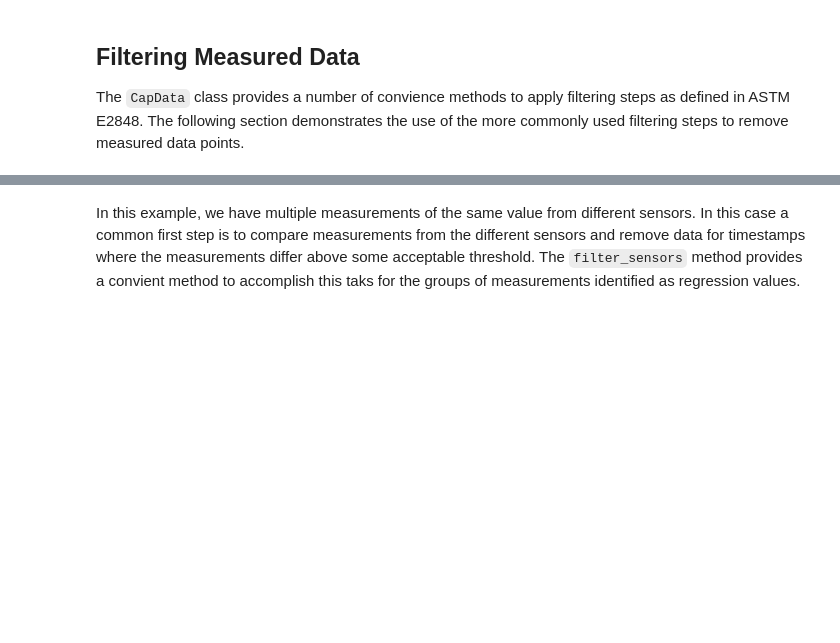
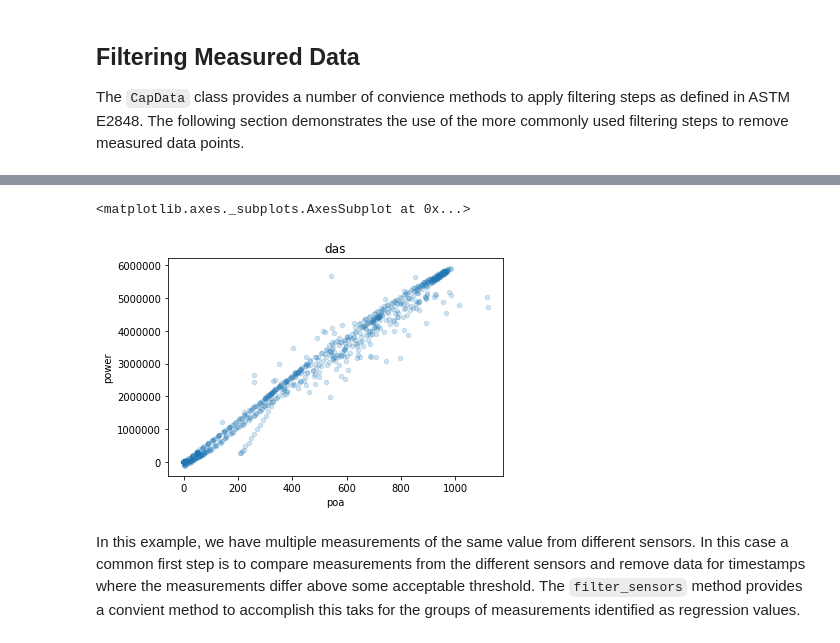
Before and after one commit to pvcaptest/pvcaptest, a Jupyter notebook: examples/captest_example.ipynb, the cells around one changed output, grey strips where cells are left out. Cells and saved outputs as stored; diff of their text form; code cells hidden in the pictures; blank space fills up the shorter version.

```diff
--- a/examples/captest_example.ipynb
+++ b/examples/captest_example.ipynb
@@ -94,3 +103,8 @@ The `CapData` class provides a number of convience methods to apply filtering st
+# %%
+das.scatter()
+# %% [output]
+<matplotlib.axes._subplots.AxesSubplot at 0x...>
+[figure, added]
 # %% [markdown]
 In this example, we have multiple measurements of the same value from different sensors.  In this case a common first step is to compare measurements from the different sensors and remove data for timestamps where the measurements differ above some acceptable threshold.  The `filter_sensors` method provides a convient method to accomplish this taks for the groups of measurements identified as regression values.
 # %%
```
Also changed, not shown: parts of 60 cells of this notebook.
